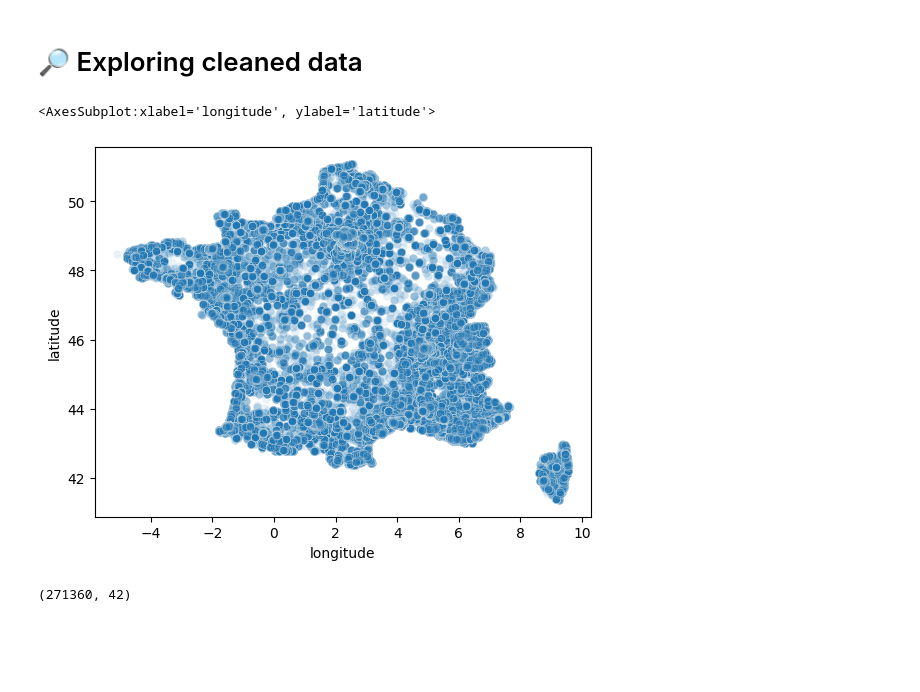
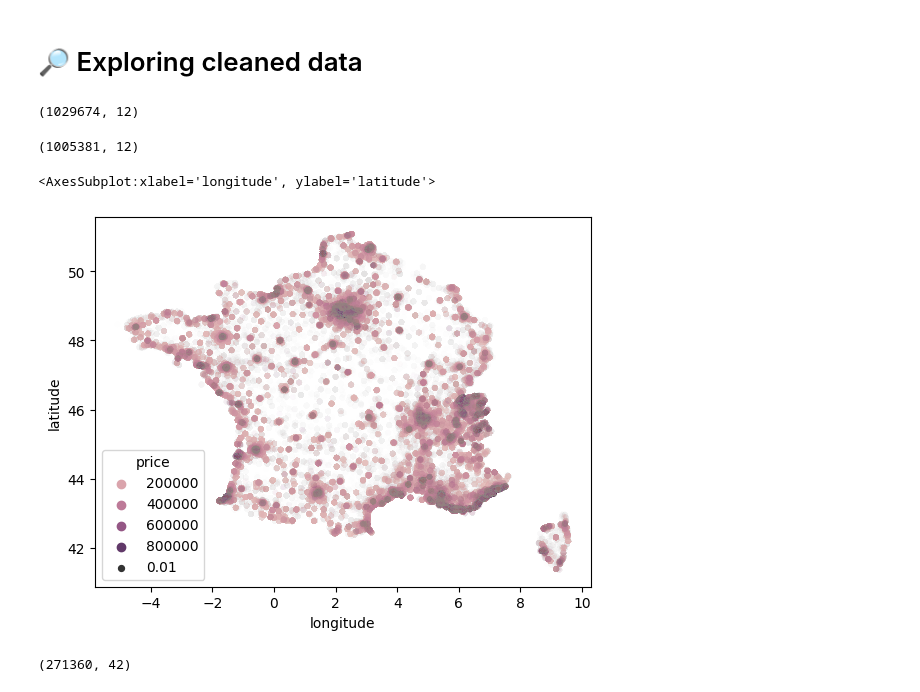
Before and after one commit to qadnguyen/realdata, a Jupyter notebook: notebooks/notebook_anouchka.ipynb, the cells around one changed output. Cells and saved outputs as stored; diff of their text form; code cells hidden in the pictures; blank space fills up the shorter version.

```diff
--- a/notebooks/notebook_anouchka.ipynb
+++ b/notebooks/notebook_anouchka.ipynb
@@ -119,11 +126,26 @@ df_cleaned.head()
 | 4 | 77 | 2022-06-20 | built | 188600.0 | 1000 | 1053 | 1 | Appartement | 109.0 | ... |
 # %% [markdown]
 # 🔎 Exploring cleaned data
+# %%
+df_cleaned.shape
+# %% [output]
+(1029674, 12)
+# %%
+mask_price = df_cleaned['price']<1000000 #smaller than 1 milion
+mask_area = df_cleaned['living_area']<500 # smaller than 500 sq meters
+df_without_outliers = df_cleaned[mask_price & mask_area]
+df_without_outliers.shape
+# %% [output]
+(1005381, 12)
 # %%
-sns.scatterplot(df_cleaned.longitude, df_cleaned.latitude, alpha=0.1)
+sns.scatterplot(df_without_outliers.longitude,
+                df_without_outliers.latitude,
+                alpha=0.01,
+                size=0.01,
+                hue = df_without_outliers.price)
 # %% [output]
 <AxesSubplot:xlabel='longitude', ylabel='latitude'>
-[figure, old version]
+[figure, new version]
 # %%
 df_dvf = pd.read_csv('../raw_data/dvf_93.csv')
 
```
Also changed, not shown: parts of 1 cell of this notebook, 2 other files.
